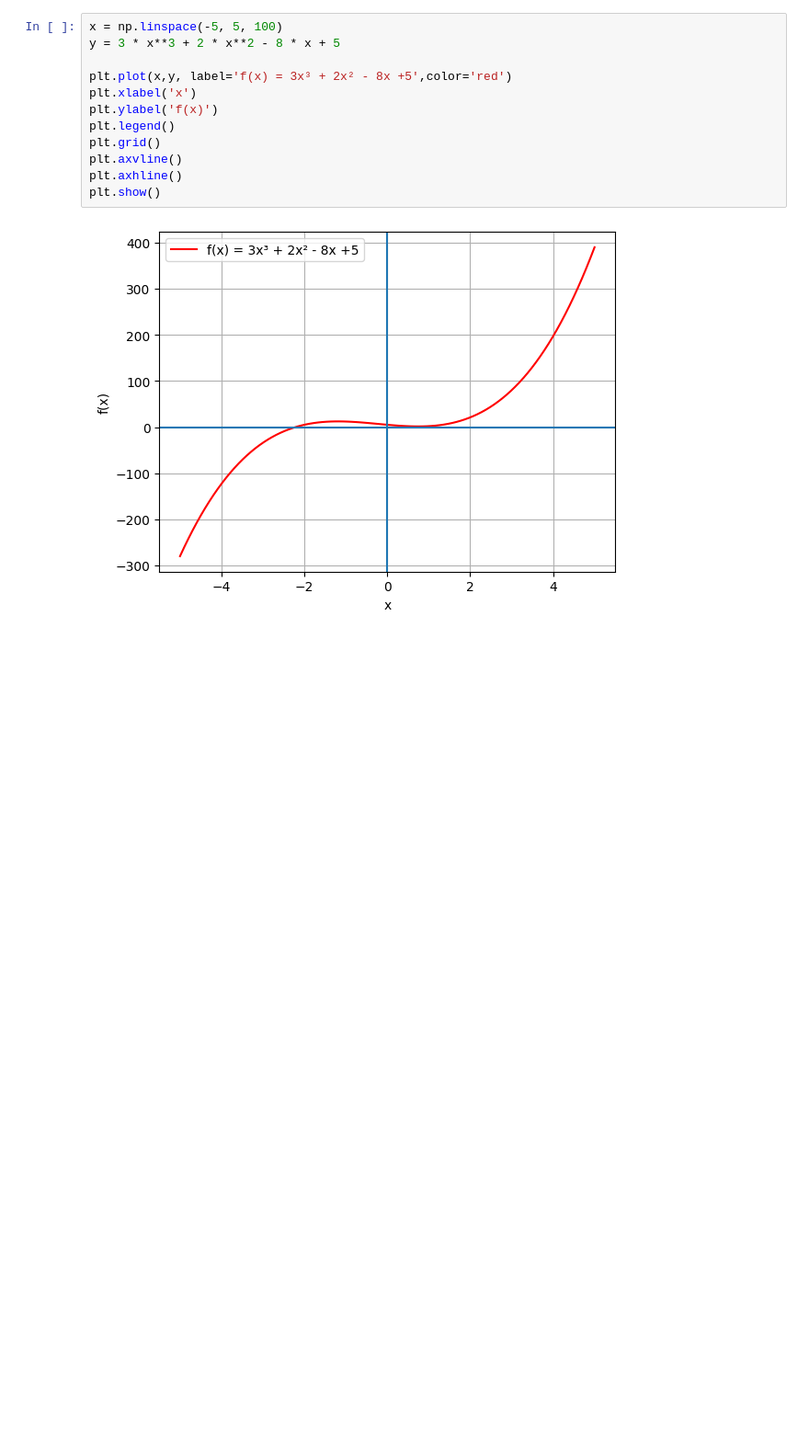
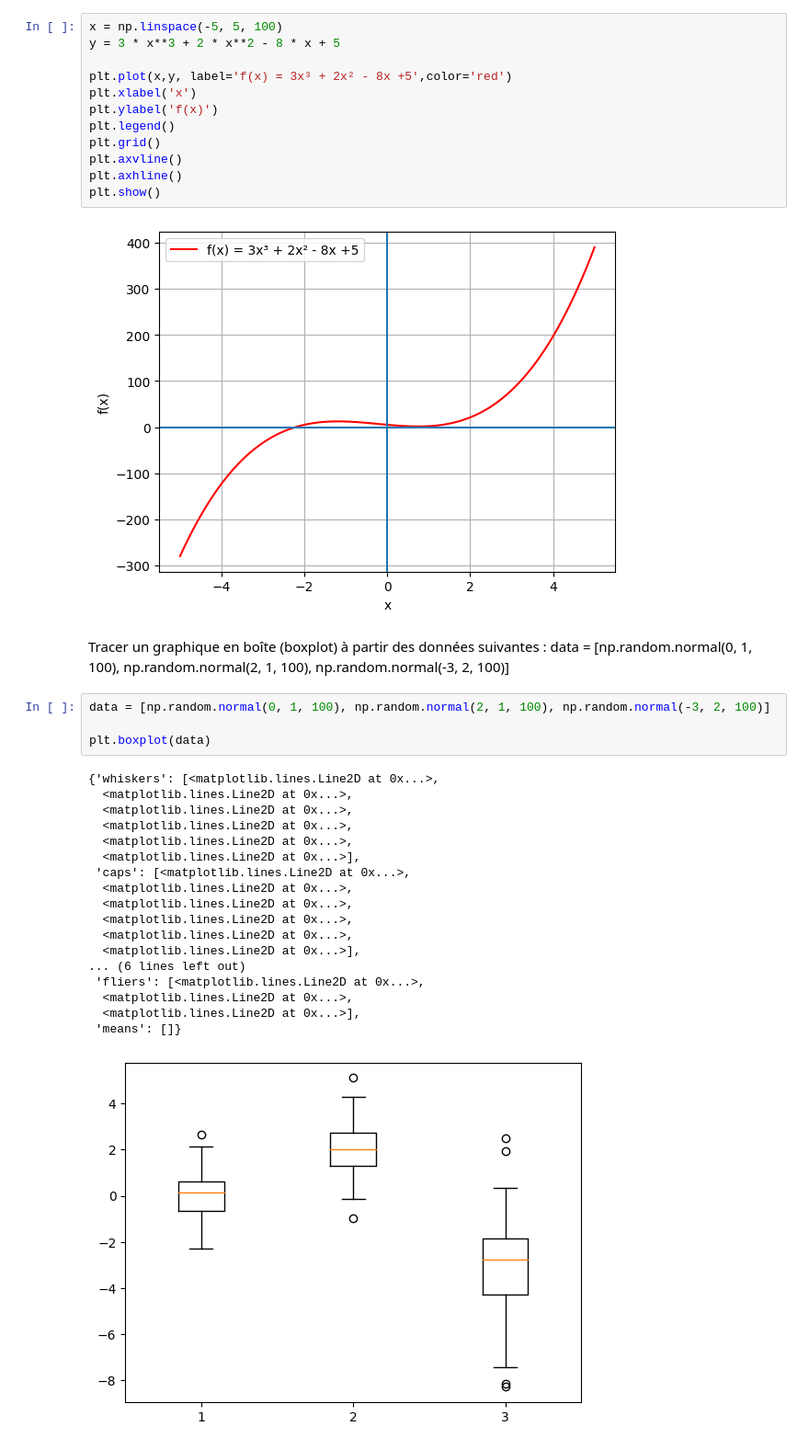
Before and after one commit to JhonatanCaldeira/simplon_datai_2024, a Jupyter notebook: 0/exo_numpy/exo_numpy_pyplot.ipynb, the cells around one changed output. Shown: that part at 92% size. Saved outputs shown, nothing was run; the diff lists cells and outputs as text; blank space fills up the shorter version.

```diff
--- a/0/exo_numpy/exo_numpy_pyplot.ipynb
+++ b/0/exo_numpy/exo_numpy_pyplot.ipynb
@@ -101,3 +124,29 @@ plt.axhline()
 plt.show()
 # %% [output]
 [figure]
+# %% [markdown]
+Tracer un graphique en boîte (boxplot) à partir des données suivantes :
+data = [np.random.normal(0, 1, 100), np.random.normal(2, 1, 100), np.random.normal(-3, 2, 100)]
+# %%
+data = [np.random.normal(0, 1, 100), np.random.normal(2, 1, 100), np.random.normal(-3, 2, 100)]
+
+plt.boxplot(data)
+# %% [output]
+{'whiskers': [<matplotlib.lines.Line2D at 0x...>,
+  <matplotlib.lines.Line2D at 0x...>,
+  <matplotlib.lines.Line2D at 0x...>,
+  <matplotlib.lines.Line2D at 0x...>,
+  <matplotlib.lines.Line2D at 0x...>,
+  <matplotlib.lines.Line2D at 0x...>],
+ 'caps': [<matplotlib.lines.Line2D at 0x...>,
+  <matplotlib.lines.Line2D at 0x...>,
+  <matplotlib.lines.Line2D at 0x...>,
+  <matplotlib.lines.Line2D at 0x...>,
+  <matplotlib.lines.Line2D at 0x...>,
+  <matplotlib.lines.Line2D at 0x...>],
+... (6 lines left out)
+ 'fliers': [<matplotlib.lines.Line2D at 0x...>,
+  <matplotlib.lines.Line2D at 0x...>,
+  <matplotlib.lines.Line2D at 0x...>],
+ 'means': []}
+[figure, added]
```
Also changed, not shown: parts of 10 cells of this notebook, 4 other files.
